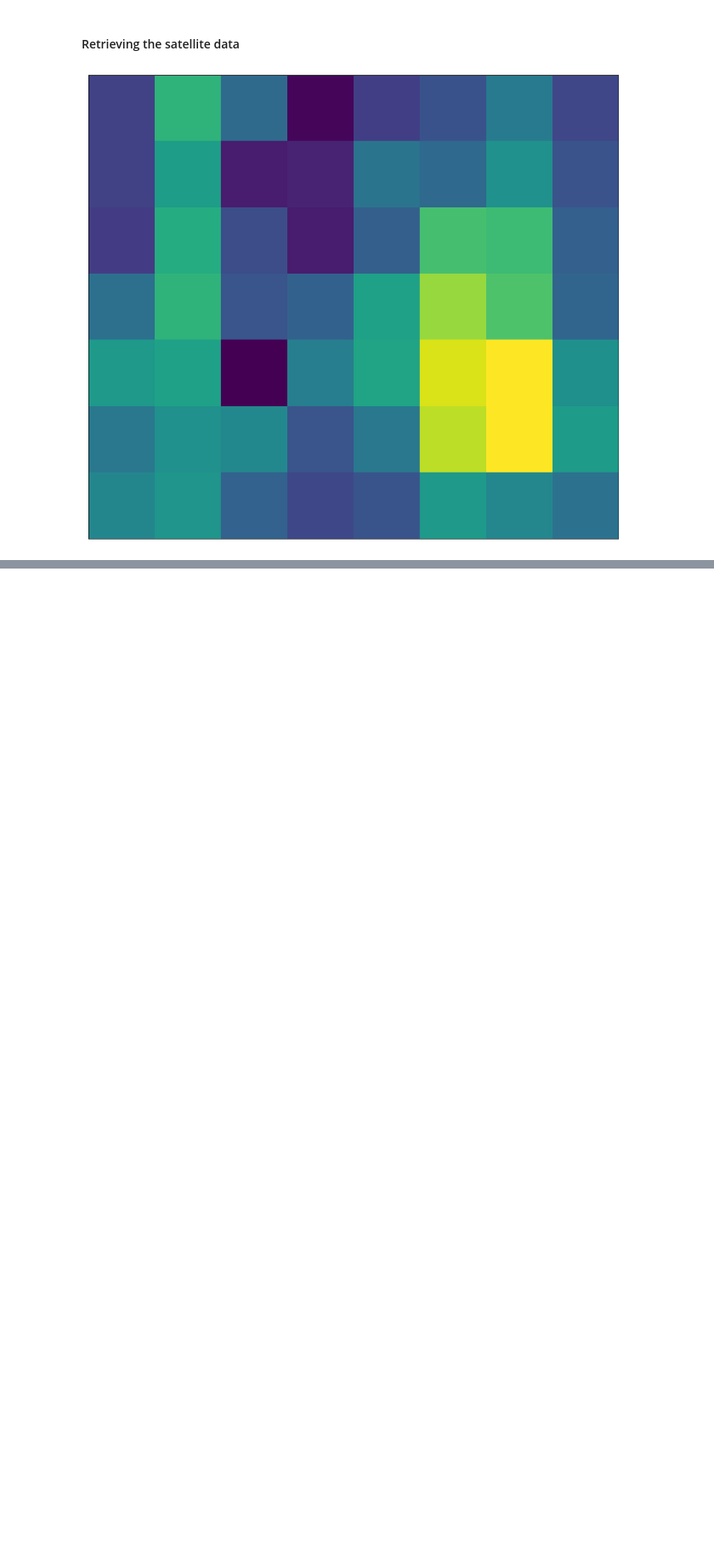
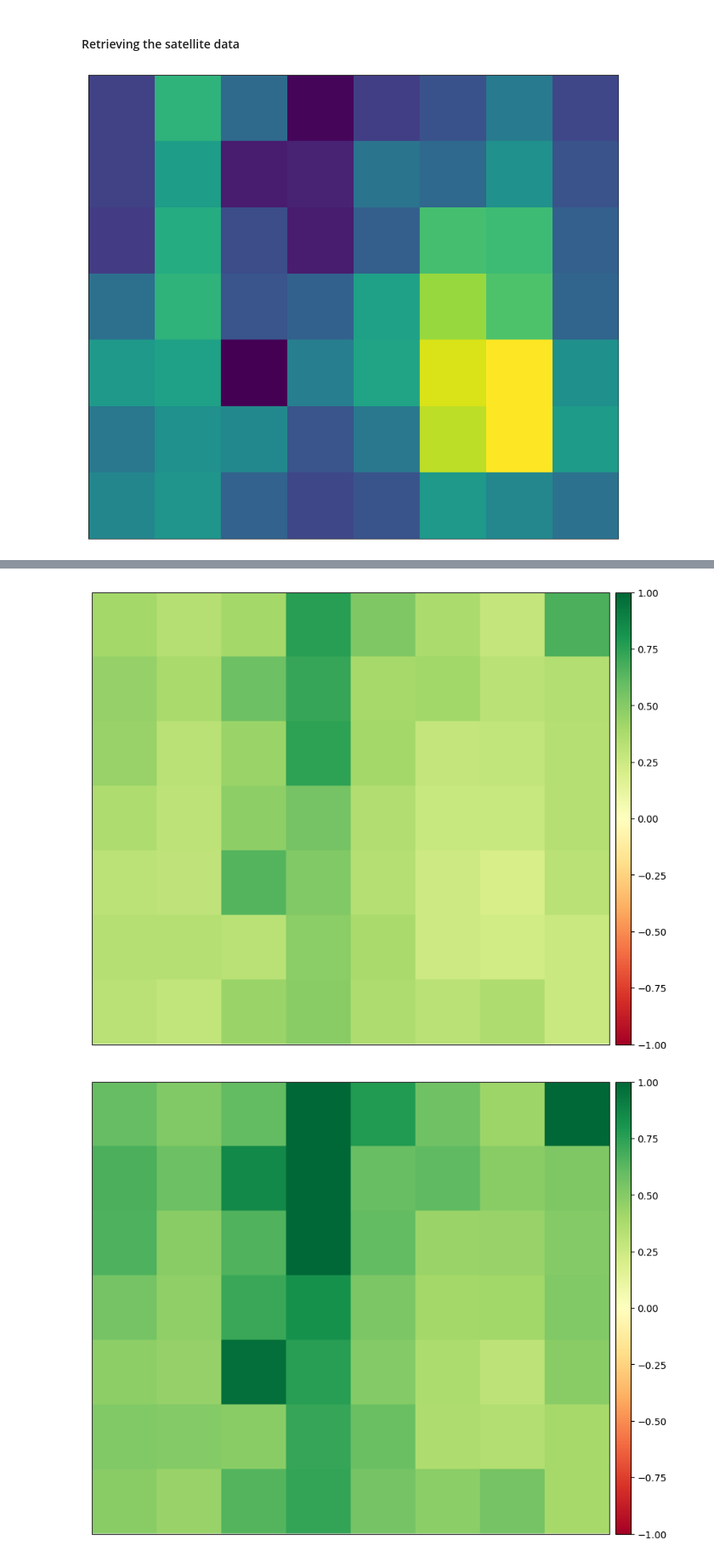
Before and after one commit to werzum/SoilQualityIndicators, a Jupyter notebook: location_rs_exploration.ipynb, the cells around one changed output, grey strips where cells are left out. Shown at 85% size. Drawn from its saved outputs; the diff is of its cells as text; code cells hidden in the pictures; blank space fills up the shorter version.

```diff
--- a/location_rs_exploration.ipynb
+++ b/location_rs_exploration.ipynb
@@ -177,0 +164,19 @@ Image type: uint8
+# %%
+ndvi = es.normalized_diff(stacked_bands[7], stacked_bands[3])
+
+L = 0.5
+savi = ((stacked_bands[7] - stacked_bands[3]) / (stacked_bands[7] + stacked_bands[3] + L)) * (1 + L)
+
+vari = (stacked_bands[2] - stacked_bands[3])/ (stacked_bands[2] + stacked_bands[3] - stacked_bands[1])
+
+mndwi = es.normalized_diff(stacked_bands[2], stacked_bands[10])
+
+cmr = np.divide(stacked_bands[10], stacked_bands[11])
+
+indices = [ndvi,savi,vari,mndwi,cmr]
+
+for index in indices:
+    ep.plot_bands(index, cmap="RdYlGn", cols=1, vmin=-1, vmax=1, figsize=(10, 14))
+# %% [output]
+[figure, added]
+[figure, added]
```
Also changed, not shown: parts of 12 cells of this notebook, 31 other files.
